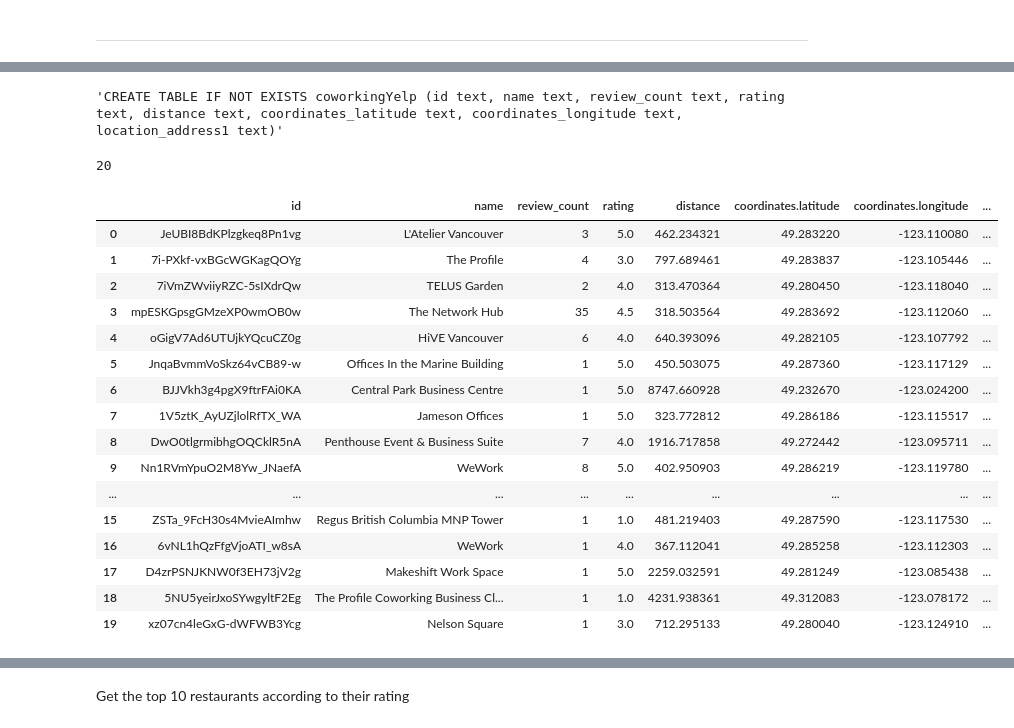
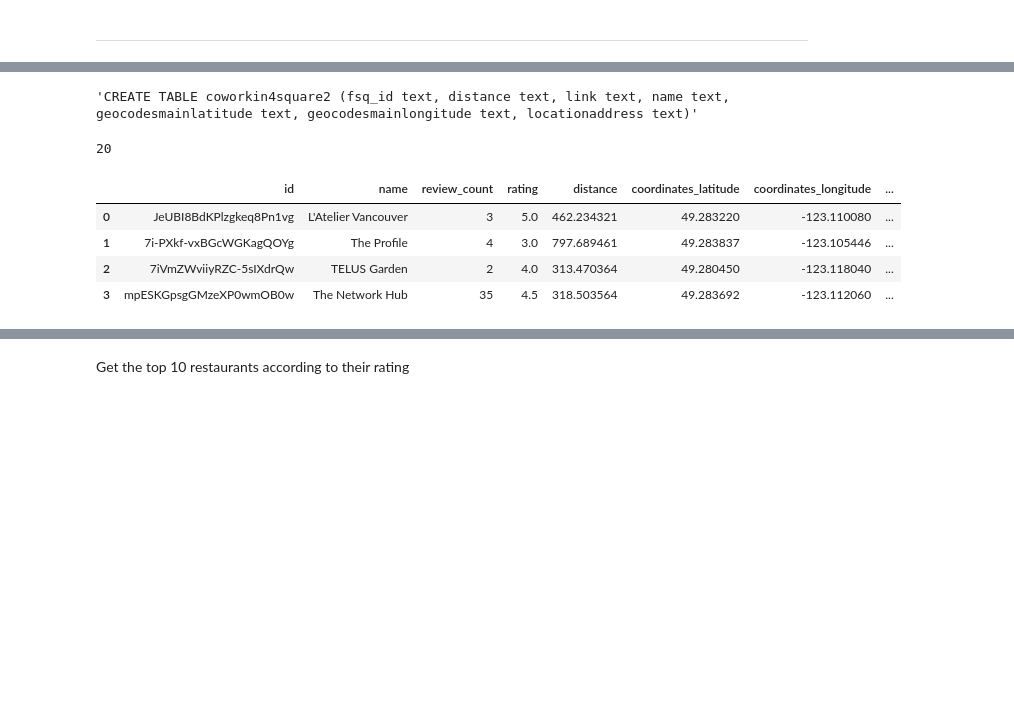
Before and after one commit to silvhua-Lighthouse/mini-project-II, a Jupyter notebook: notebooks/EDA.ipynb, the cells around one changed output, grey strips where cells are left out. Cells and saved outputs as stored; diff of their text form; code cells hidden in the pictures; blank space fills up the shorter version.

Commit message:
Got search initial results and created SQL tables

```diff
--- a/notebooks/EDA.ipynb
+++ b/notebooks/EDA.ipynb
@@ -277,0 +327,15 @@ dfFoursquare1.head(2)
+# %%
+# The following script creates a connection to the SQLite database. This function not necessary.
+def create_connection(path):
+    connection = None
+    try: # Uses .connect() from the sqlite3 module and takes the SQLite database path as a parameter
+        connection = sqlite3.connect(path) #
+        print("Connection to SQLite DB successful")
+    except Error as e: # catches any exception that might be thrown if .connect() fails to establish a connection.
+        print(f"The error '{e}' occurred")
+
+    return connection
+
+
+# Create connection object
+connection2 = create_connection("coworking.sqlite") # filename can be anything, just keep extension
@@ -357,26 +388,26 @@ dfYelp1.head(2)
 # %%
-# Generate SQL script to make table: Four Square
-# Create a function
+# Generate SQL script to make table, but adjust function to remove periods without replacement.
 
-def sql_table_code(tableName,tableColumns):
-    """Generate the SQL code to create a table:
-    Params:
-    - tableName (string): Enter the name of the table to be created in the database.
-    - tableColumns: A list/tuple of the columns to be created
-    """
-    sql_column_code = f'CREATE TABLE IF NOT EXISTS {tableName} ('
-    for column in tableColumns:
-        column = column.replace('.','_')
-        sql_column_code += f'{column} text'
-        if column == tableColumns[-1].replace('.','_'):
-            sql_column_code += ')'
-        else:
-            sql_column_code += ", "
-    return sql_column_code
+# def sql_table_code(tableName,tableColumns):
+#     """Generate the SQL code to create a table:
+#     Params:
+#     - tableName (string): Enter the name of the table to be created in the database.
+#     - tableColumns: A list/tuple of the columns to be created
+#     """
+#     sql_column_code = f'CREATE TABLE {tableName} ('
+#     for column in tableColumns:
+#         column = column.replace('.','')
+#         sql_column_code += f'{column} text'
+#         if column == tableColumns[-1].replace('.',''):
+#             sql_column_code += ')'
+#         else:
+#             sql_column_code += ", "
+#     return sql_column_code
 
-sql_table_code4Square = sql_table_code('coworkingYelp',columnsYelp)
-sql_table_code4Square
+# sql_table_codeYelp = sql_table_code('coworkingYelp2',columnsYelp)
+# sql_table_code4Square = sql_table_code('coworkin4square2',columns4square)
+# sql_table_code4Square
 # %% [output]
-'CREATE TABLE IF NOT EXISTS coworkingYelp (id text, name text, review_count text, rating text, distance text, coordinates_latitude text, coordinates_longitude text, location_address1 text)'
+'CREATE TABLE coworkin4square2 (fsq_id text, distance text, link text, name text, geocodesmainlatitude text, geocodesmainlongitude text, locationaddress text)'
 # %%
 # Create SQL table for Yelp coworking results
@@ -385,22 +416,10 @@ dfYelp1.to_sql('coworkingYelp', connection, if_exists='replace', index = False)
 20
 # %%
 # Make sure that SQL table can be retrieved
-pd.read_sql_query(f'SELECT * FROM coworkingYelp', connection)
+pd.read_sql_query(f'SELECT * FROM coworkingYelp2 LIMIT {resultsLimit}', connection2)
 # %% [output]
-|  | id | name | review_count | rating | distance | coordinates.latitude | coordinates.longitude | ... |
+|  | id | name | review_count | rating | distance | coordinates_latitude | coordinates_longitude | ... |
 | 0 | JeUBI8BdKPlzgkeq8Pn1vg | L'Atelier Vancouver | 3 | 5.0 | 462.234321 | 49.283220 | -123.110080 | ... |
 | 1 | 7i-PXkf-vxBGcWGKagQOYg | The Profile | 4 | 3.0 | 797.689461 | 49.283837 | -123.105446 | ... |
 | 2 | 7iVmZWviiyRZC-5sIXdrQw | TELUS Garden | 2 | 4.0 | 313.470364 | 49.280450 | -123.118040 | ... |
 | 3 | mpESKGpsgGMzeXP0wmOB0w | The Network Hub | 35 | 4.5 | 318.503564 | 49.283692 | -123.112060 | ... |
-| 4 | oGigV7Ad6UTUjkYQcuCZ0g | HiVE Vancouver | 6 | 4.0 | 640.393096 | 49.282105 | -123.107792 | ... |
-| 5 | JnqaBvmmVoSkz64vCB89-w | Offices In the Marine Building | 1 | 5.0 | 450.503075 | 49.287360 | -123.117129 | ... |
-| 6 | BJJVkh3g4pgX9ftrFAi0KA | Central Park Business Centre | 1 | 5.0 | 8747.660928 | 49.232670 | -123.024200 | ... |
-| 7 | 1V5ztK_AyUZjlolRfTX_WA | Jameson Offices | 1 | 5.0 | 323.772812 | 49.286186 | -123.115517 | ... |
-| 8 | DwO0tlgrmibhgOQCklR5nA | Penthouse Event & Business Suite | 7 | 4.0 | 1916.717858 | 49.272442 | -123.095711 | ... |
-| 9 | Nn1RVmYpuO2M8Yw_JNaefA | WeWork | 8 | 5.0 | 402.950903 | 49.286219 | -123.119780 | ... |
-| ... | ... | ... | ... | ... | ... | ... | ... | ... |
-| 15 | ZSTa_9FcH30s4MvieAImhw | Regus British Columbia MNP Tower | 1 | 1.0 | 481.219403 | 49.287590 | -123.117530 | ... |
-| 16 | 6vNL1hQzFfgVjoATI_w8sA | WeWork | 1 | 4.0 | 367.112041 | 49.285258 | -123.112303 | ... |
-| 17 | D4zrPSNJKNW0f3EH73jV2g | Makeshift Work Space | 1 | 5.0 | 2259.032591 | 49.281249 | -123.085438 | ... |
-| 18 | 5NU5yeirJxoSYwgyltF2Eg | The Profile Coworking Business Cl... | 1 | 1.0 | 4231.938361 | 49.312083 | -123.078172 | ... |
-| 19 | xz07cn4leGxG-dWFWB3Ycg | Nelson Square | 1 | 3.0 | 712.295133 | 49.280040 | -123.124910 | ... |
```
Also changed, not shown: parts of 20 cells of this notebook.
